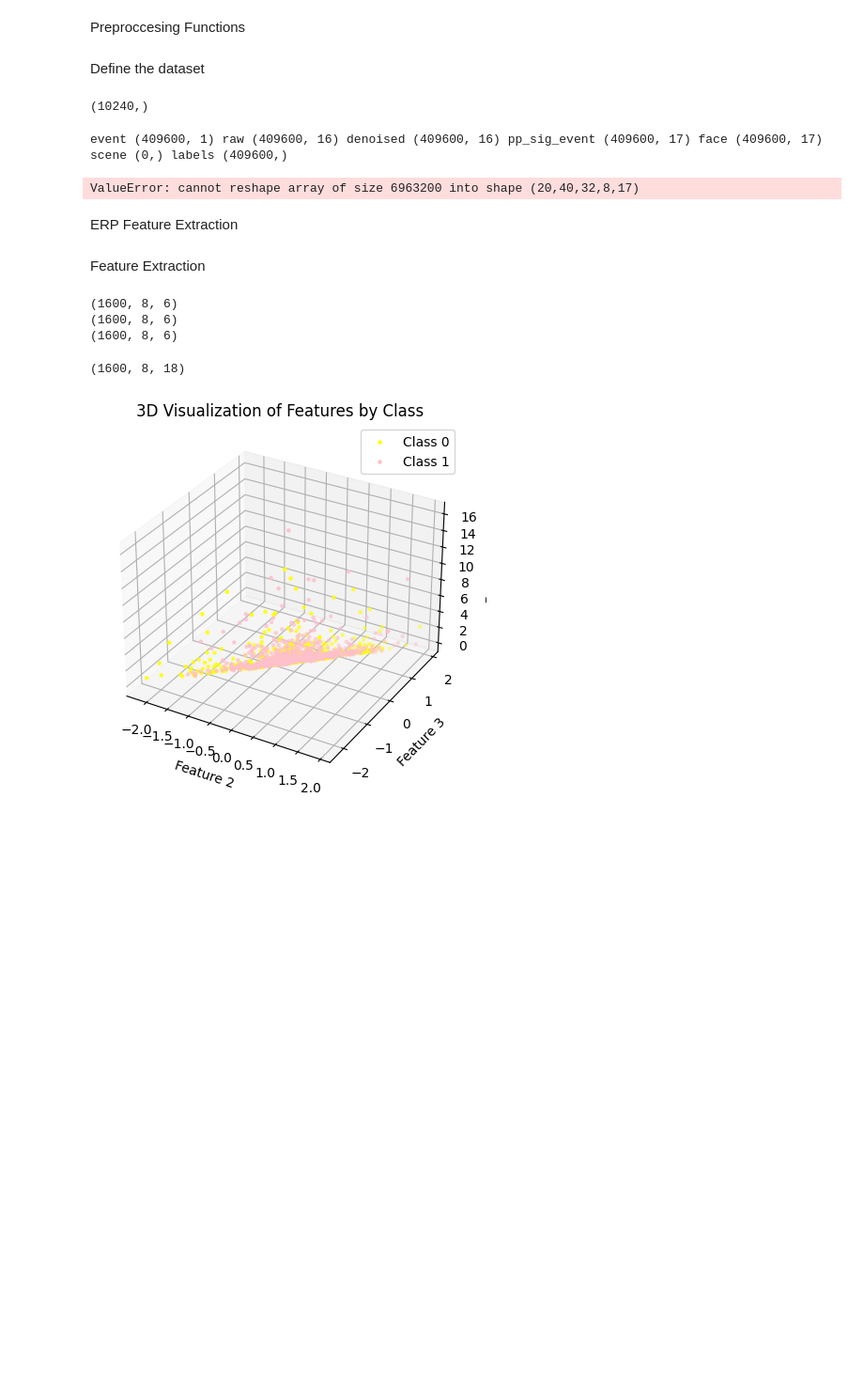
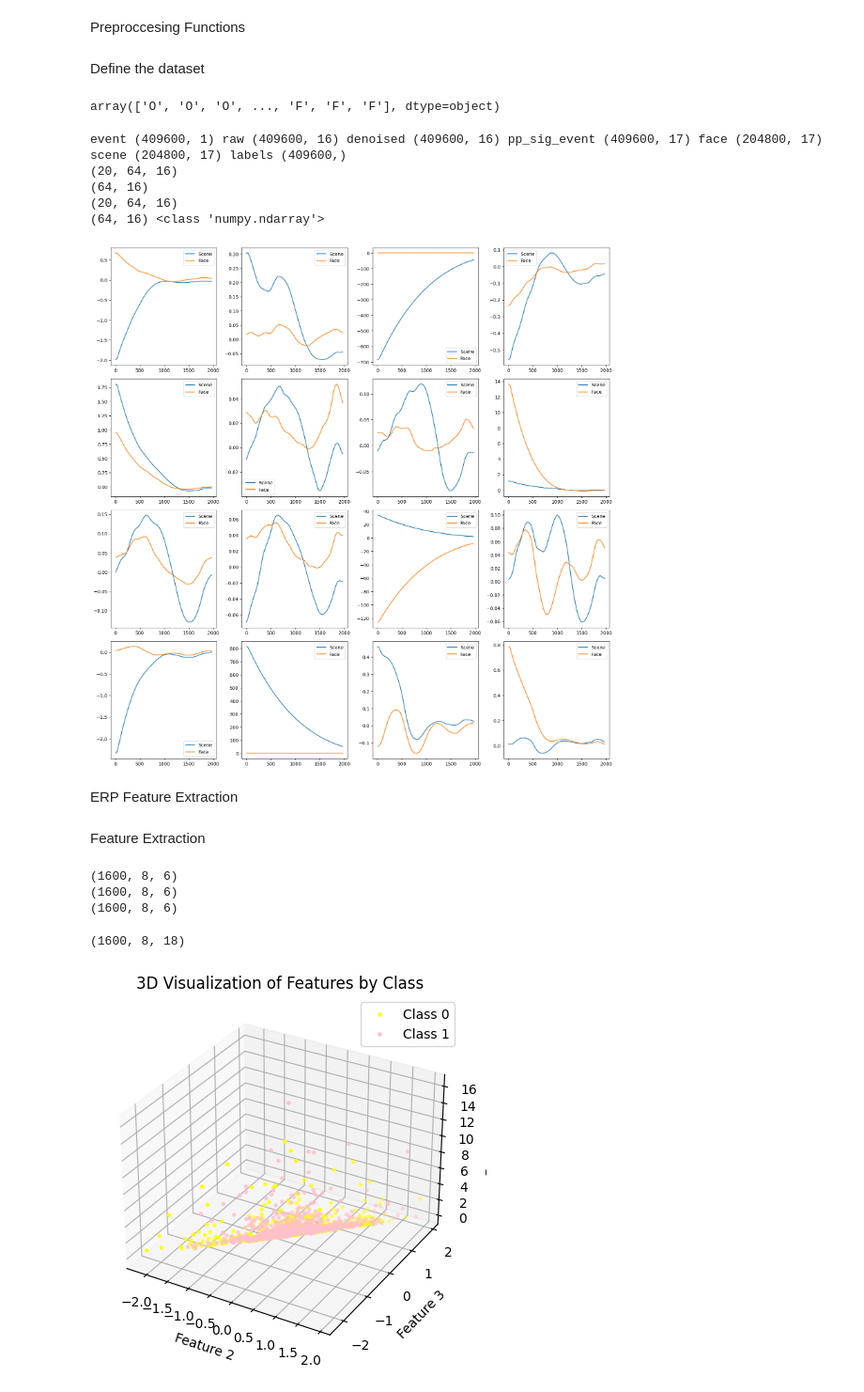
Before and after one commit to AbiriLab/Neurofeedback-Based-BCI, a Jupyter notebook: SVM for g.usbamp Data/Classificaton_nf_V7.ipynb, the cells around one changed output. Shown at 94% size. Cells and saved outputs as stored; diff of their text form; code cells hidden in the pictures; blank space fills up the shorter version.

```diff
--- a/SVM for g.usbamp Data/Classificaton_nf_V7.ipynb
+++ b/SVM for g.usbamp Data/Classificaton_nf_V7.ipynb
@@ -125,7 +125,7 @@ if os.path.exists(folder_name) and os.path.isdir(folder_name):
         if file_name.endswith('.csv'):
             file_path = os.path.join(folder_name, file_name)
             s_temp = pd.read_csv(file_path, header=None)
-            inst = s_temp.iloc[:, 19]
+            inst = s_temp.iloc[:, 18]
             df_temp = s_temp.iloc[:, :16]
             df_temp.columns = selected_columns  # Naming the columns
             raw.append(df_temp)
@@ -170,7 +170,3 @@ if os.path.exists(folder_name) and os.path.isdir(folder_name):
             DN_SM.plot(subplots=True, figsize=(15, 10), title='Smoothed EEG Data')
             plt.show()
             PP.append(DN_SM)
-# %%
-event[1].shape
-# %% [output]
-(10240,)
@@ -177,9 +179,9 @@ event[1].shape
+# %%
+pp_sig_event[:,16]
+# %% [output]
+array(['O', 'O', 'O', ..., 'F', 'F', 'F'], dtype=object)
 # %%
-PP_NP=np.array(PP)
-event=np.array(event).reshape(40*10240, 1)
-raw=np.array(raw).reshape(40*10240, 16)
-denoised=np.array(PP_NP).reshape(40*10240, 16)
-pp_sig_event=np.concatenate((denoised, event), axis=1)
+
 labels=[]
 face = [] #lable=0
 scene=[]#lable=1
@@ -191,40 +193,46 @@ for i in range(len(pp_sig_event)):
         scene.append(pp_sig_event[i])
         labels.append(1)
 face = np.array(face)
 scene = np.array(scene)
 labels=np.array(labels)
 print('event', event.shape, 'raw', raw.shape, 'denoised',  denoised.shape, 'pp_sig_event', pp_sig_event.shape, 'face', face.shape, 'scene', scene.shape, 'labels', labels.shape)
 
-face_eeg_dada=face.reshape(20,40,32,8,17)
+face_eeg_dada=face.reshape(20,40,64,4,17)
 face_eeg_dada=face_eeg_dada[:,:,:,:,:16]
 face_eeg_dada=face_eeg_dada.mean(axis=3)
 face_eeg_dada=face_eeg_dada.mean(axis=1)
 print(face_eeg_dada.shape)
 face_mean=face_eeg_dada.mean(axis=0)
 print(face_mean.shape)
-scene_eeg_dada=scene.reshape(20,40,32,8,17)
+scene_eeg_dada=scene.reshape(20,40,64,4,17)
 scene_eeg_dada=scene_eeg_dada[:,:,:,:,:16]
 scene_eeg_dada=scene_eeg_dada.mean(axis=3)
 scene_eeg_dada=scene_eeg_dada.mean(axis=1)
 print(scene_eeg_dada.shape)
 scene_mean=scene_eeg_dada.mean(axis=0)
 print(scene_mean.shape, type(scene_mean))
 fs=256
+
+
 time_list=[]
 for n in range(face_mean.shape[0]):
     time = (n*8)/(fs)*1000
     time_list.append(time)
-plt.figure(figsize=(8,8))
-for channel in range(8):
-    plt.subplot(4, 2, channel + 1)
+plt.figure(figsize=(16,16))
+for channel in range(16):
+    plt.subplot(4,4, channel + 1)
     plt.plot(time_list, face_mean[:, channel], label=f'Scene')
     plt.plot(time_list, scene_mean[:, channel], label=f'Face')
     plt.legend()
 plt.tight_layout()
 plt.show()
 # %% [output]
-event (409600, 1) raw (409600, 16) denoised (409600, 16) pp_sig_event (409600, 17) face (409600, 17) scene (0,) labels (409600,)
+event (409600, 1) raw (409600, 16) denoised (409600, 16) pp_sig_event (409600, 17) face (204800, 17) scene (204800, 17) labels (409600,)
+(20, 64, 16)
+(64, 16)
+(20, 64, 16)
+(64, 16) <class 'numpy.ndarray'>
-ValueError: cannot reshape array of size 6963200 into shape (20,40,32,8,17)
+[figure, added]
 # %% [markdown]
 ERP Feature Extraction
 # %%
```
Also changed, not shown: parts of 1 cell of this notebook.
